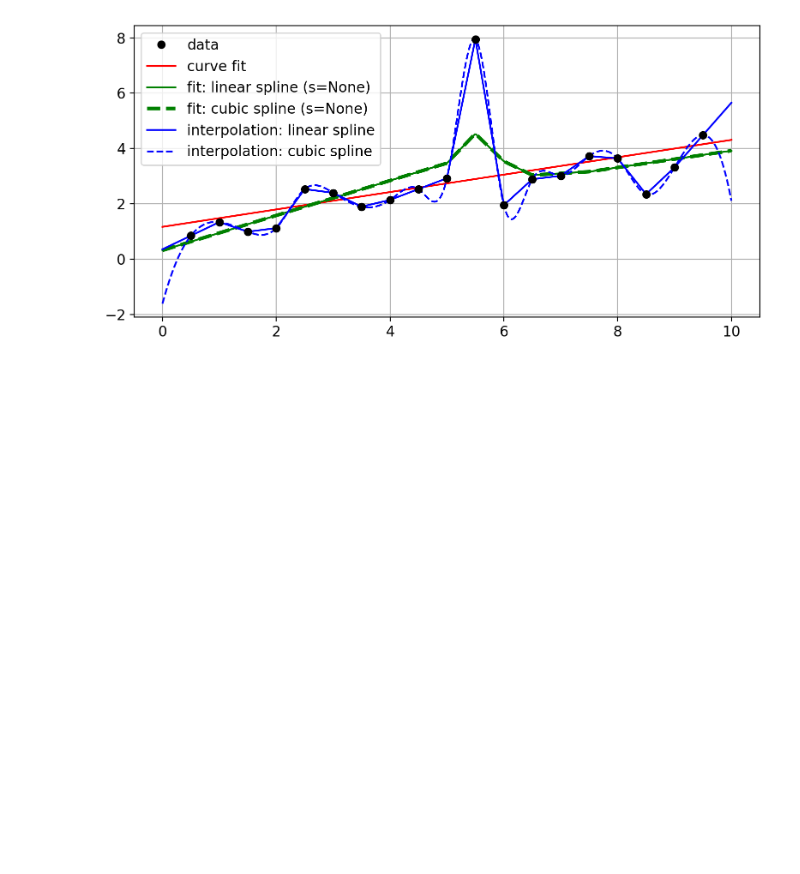
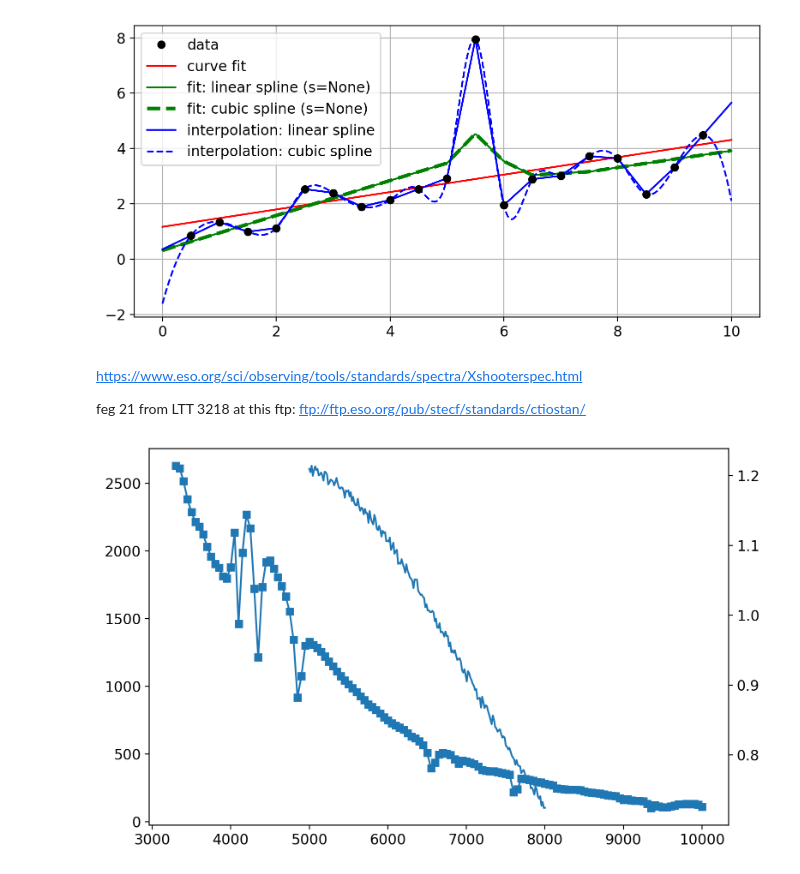
Before and after one commit to ysBach/SNU_AOclass, a Jupyter notebook: Books/codes/interpolation.ipynb, the cells around one changed output. Cells and saved outputs as stored; diff of their text form; code cells hidden in the pictures; blank space fills up the shorter version.

```diff
--- a/Books/codes/interpolation.ipynb
+++ b/Books/codes/interpolation.ipynb
@@ -54,3 +54,25 @@ plt.tight_layout()
 plt.savefig(FIGPATH/"interpolation.png", dpi=300)
 # %% [output]
 [figure]
+# %% [markdown]
+https://www.eso.org/sci/observing/tools/standards/spectra/Xshooterspec.html
+
+feg 21 from LTT 3218 at this ftp: ftp://ftp.eso.org/pub/stecf/standards/ctiostan/
+# %%
+wl = np.linspace(5000, 8000, 200)
+fl = 1/wl**5 * 1/(1+np.exp(25000/wl))
+fl /= np.mean(fl)
+fl += np.random.normal(scale=0.005, size=fl.shape)
+
+stdsed = np.loadtxt(Path('../../data/feg21.dat'))
+stdwl = stdsed[:, 0]
+stdfl = stdsed[:, 1]
+fig, axs = plt.subplots(1, 1, figsize=(8, 5), sharex=False, sharey=False, gridspec_kw=None)
+ax2 = axs.twinx()
+
+axs.plot(stdwl, stdfl, 's-')
+ax2.plot(wl, fl)
+plt.tight_layout()
+plt.show()
+# %% [output]
+[figure, added]
```
Also changed, not shown: parts of 1 cell of this notebook, 1 other file.
